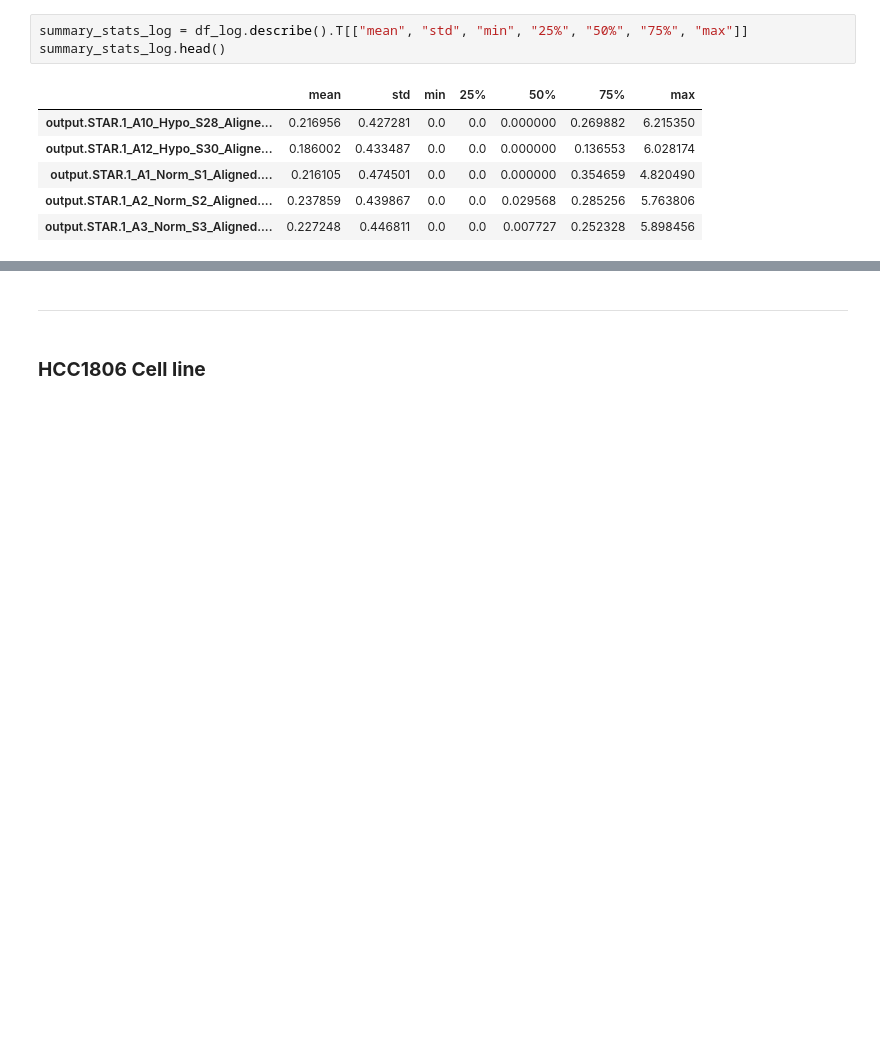
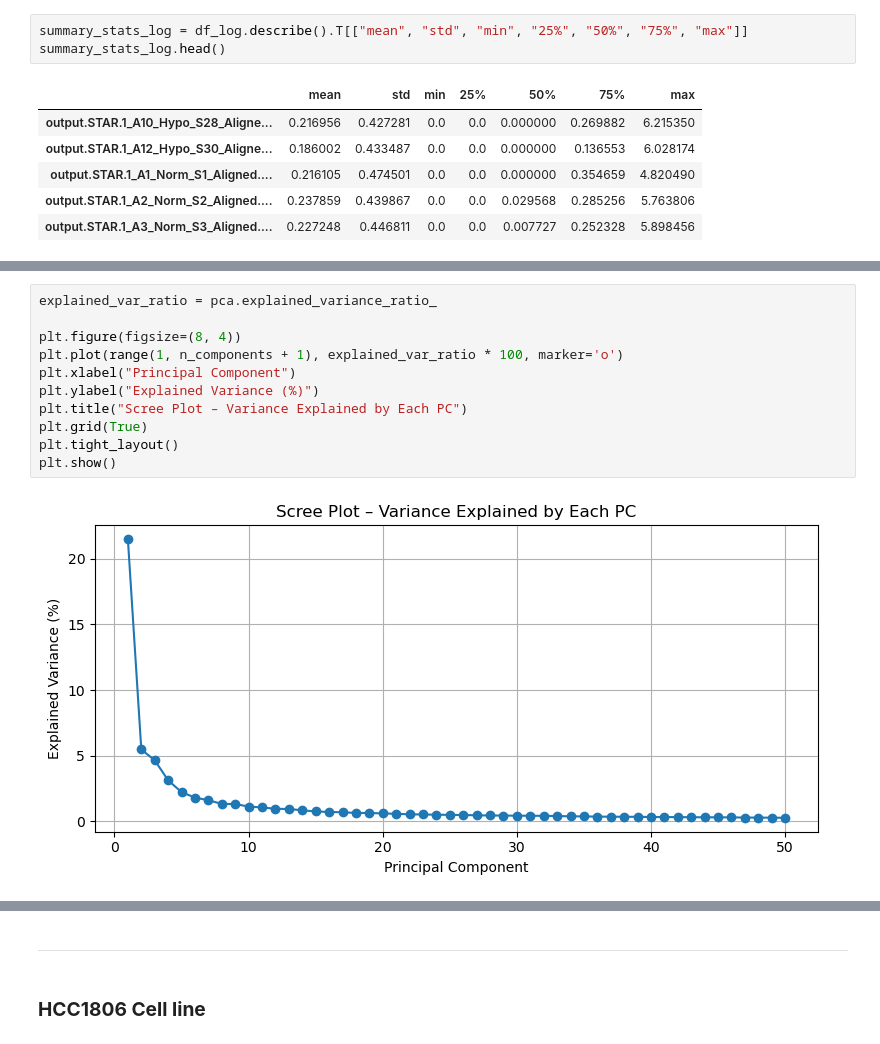
Before and after one commit to katiarusso/breast-cancer-ml-classification, a Jupyter notebook: Notebooks/Main.ipynb, the cells around one changed output, grey strips where cells are left out. Saved outputs shown, nothing was run; the diff lists cells and outputs as text; blank space fills up the shorter version.

```diff
--- a/Notebooks/Main.ipynb
+++ b/Notebooks/Main.ipynb
@@ -1085,0 +1135,13 @@ plt.show()
+# %%
+explained_var_ratio = pca.explained_variance_ratio_
+
+plt.figure(figsize=(8, 4))
+plt.plot(range(1, n_components + 1), explained_var_ratio * 100, marker='o')
+plt.xlabel("Principal Component")
+plt.ylabel("Explained Variance (%)")
+plt.title("Scree Plot – Variance Explained by Each PC")
+plt.grid(True)
+plt.tight_layout()
+plt.show()
+# %% [output]
+[figure, added]
```
Also changed, not shown: parts of 15 cells of this notebook.
